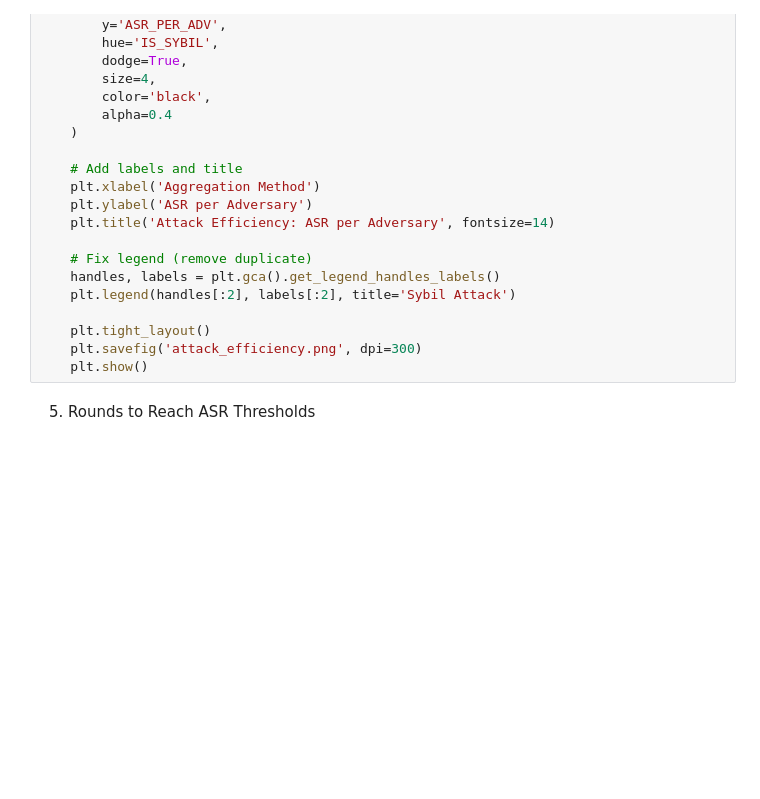
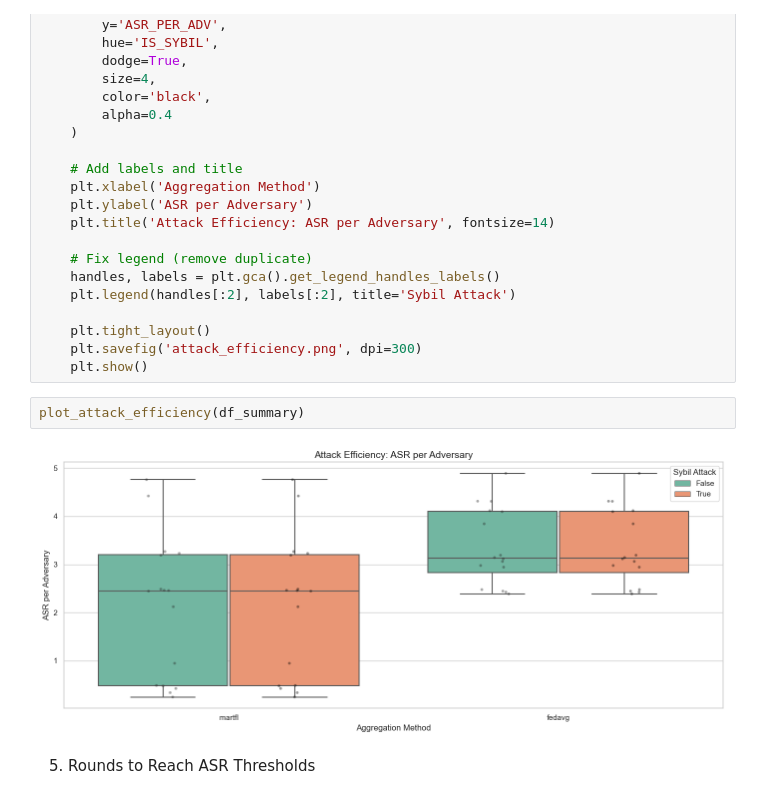
Before and after one commit to szyszyzys/poison_data_valuation, a Jupyter notebook: visual_result.ipynb, the cells around one changed output. Saved outputs shown, nothing was run; the diff lists cells and outputs as text; blank space fills up the shorter version.

```diff
--- a/visual_result.ipynb
+++ b/visual_result.ipynb
@@ -2052,6 +2070,10 @@ def plot_attack_efficiency(results_df):
     plt.tight_layout()
     plt.savefig('attack_efficiency.png', dpi=300)
     plt.show()
+# %%
+plot_attack_efficiency(df_summary)
+# %% [output]
+[figure, added]
 # %% [markdown]
 5. Rounds to Reach ASR Thresholds
 # %%
```
Also changed, not shown: parts of 18 cells of this notebook, 2 other files.
